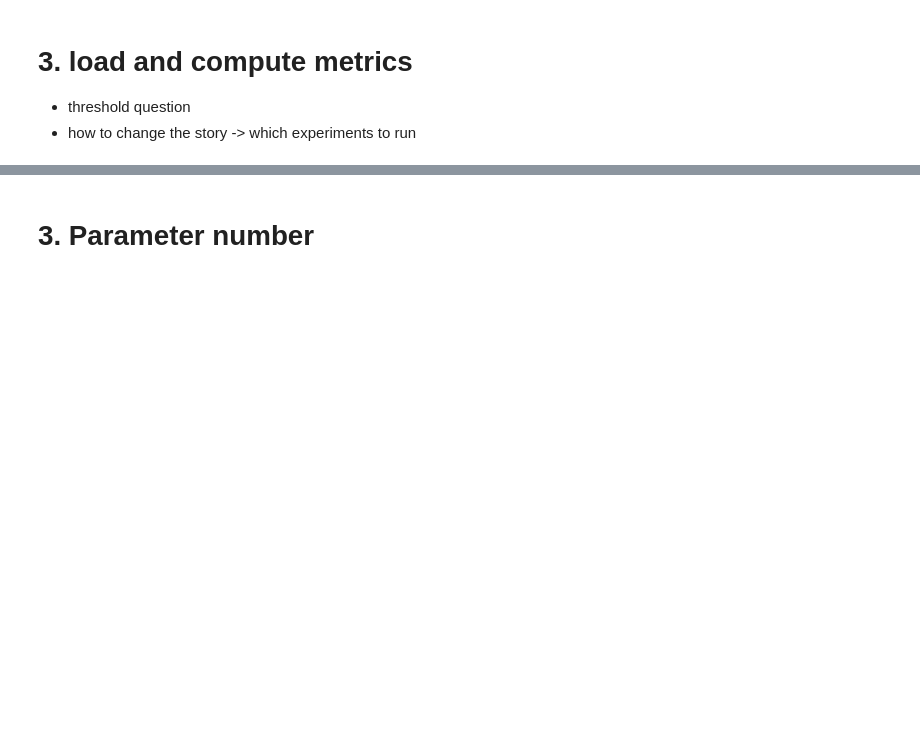
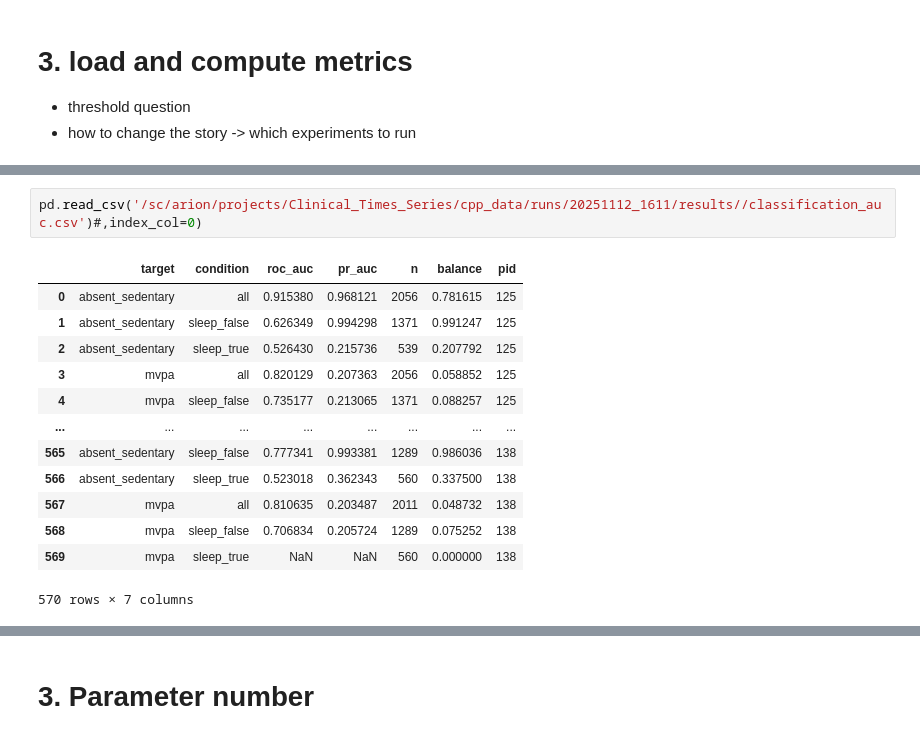
Before and after one commit to Jegmi/cppd-timeseries-forecasting, a Jupyter notebook: revision/1_data_qc.ipynb, the cells around one changed output, grey strips where cells are left out. Cells and saved outputs as stored; diff of their text form; blank space fills up the shorter version.

```diff
--- a/revision/1_data_qc.ipynb
+++ b/revision/1_data_qc.ipynb
@@ -381,0 +314,16 @@ results.to_csv('./results_08_05_2025.csv')
+# %%
+pd.read_csv('/sc/arion/projects/Clinical_Times_Series/cpp_data/runs/20251112_1611/results//classification_auc.csv')#,index_col=0)
+# %% [output]
+|  | target | condition | roc_auc | pr_auc | n | balance | pid |
+| 0 | absent_sedentary | all | 0.915380 | 0.968121 | 2056 | 0.781615 | 125 |
+| 1 | absent_sedentary | sleep_false | 0.626349 | 0.994298 | 1371 | 0.991247 | 125 |
+| 2 | absent_sedentary | sleep_true | 0.526430 | 0.215736 | 539 | 0.207792 | 125 |
+| 3 | mvpa | all | 0.820129 | 0.207363 | 2056 | 0.058852 | 125 |
+| 4 | mvpa | sleep_false | 0.735177 | 0.213065 | 1371 | 0.088257 | 125 |
+| ... | ... | ... | ... | ... | ... | ... | ... |
+| 565 | absent_sedentary | sleep_false | 0.777341 | 0.993381 | 1289 | 0.986036 | 138 |
+| 566 | absent_sedentary | sleep_true | 0.523018 | 0.362343 | 560 | 0.337500 | 138 |
+| 567 | mvpa | all | 0.810635 | 0.203487 | 2011 | 0.048732 | 138 |
+| 568 | mvpa | sleep_false | 0.706834 | 0.205724 | 1289 | 0.075252 | 138 |
+| 569 | mvpa | sleep_true | NaN | NaN | 560 | 0.000000 | 138 |
+570 rows × 7 columns
```
Also changed, not shown: parts of 10 cells of this notebook, 8 other files.
